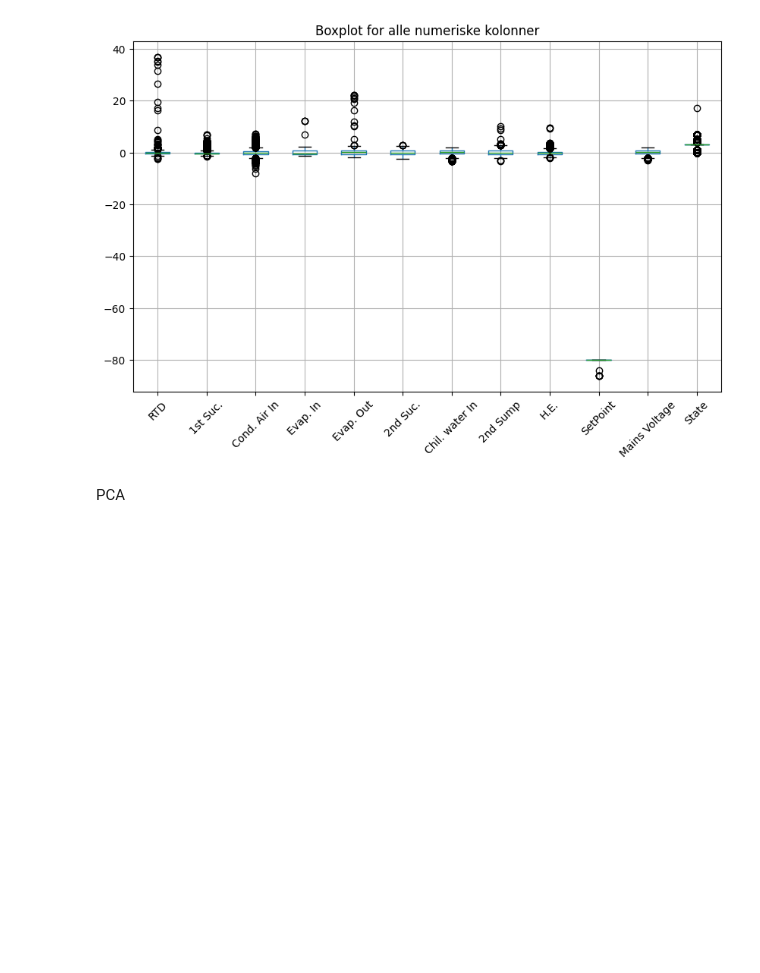
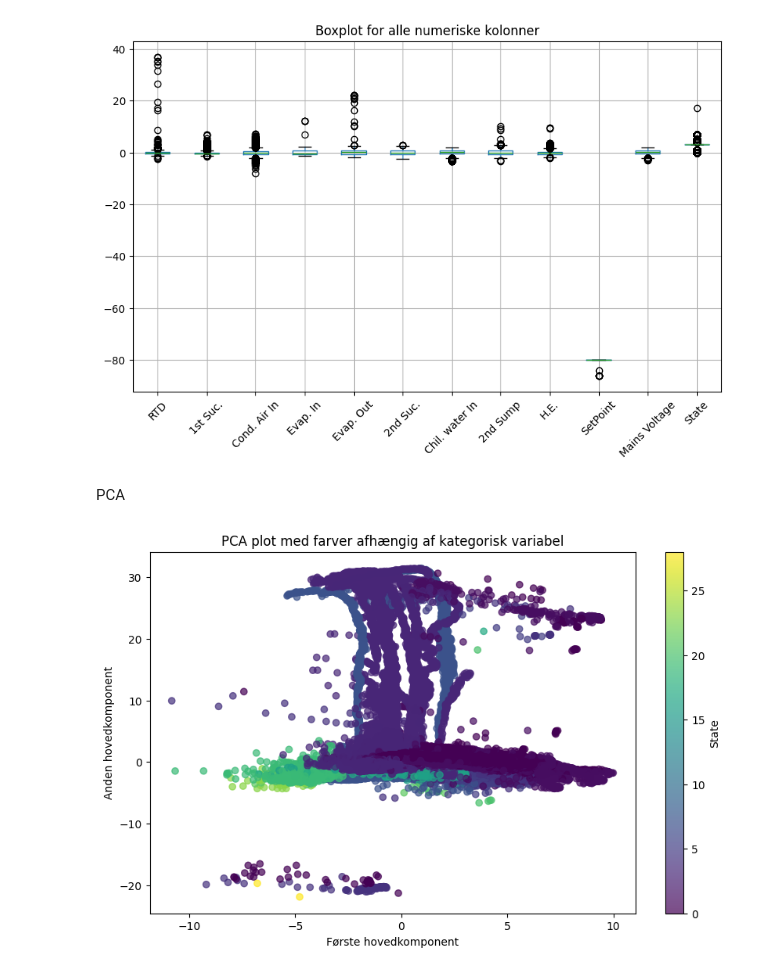
Before and after one commit to muhammadhussain-ops/DeepLearningProject, a Jupyter notebook: DataAnalysis.ipynb, the cells around one changed output. Cells and saved outputs as stored; diff of their text form; code cells hidden in the pictures; blank space fills up the shorter version.

```diff
--- a/DataAnalysis.ipynb
+++ b/DataAnalysis.ipynb
@@ -152,3 +152,30 @@ plt.show()
 [figure]
 # %% [markdown]
 PCA
+# %%
+from sklearn.preprocessing import StandardScaler
+from sklearn.decomposition import PCA
+import matplotlib.pyplot as plt
+
+# Select only numeric columns for scaling and PCA, but keep the categorical column for coloring
+numeric_data = df.select_dtypes(include=[float, int])
+categorical_column = df['State']  # Replace 'State' with any other categorical column if needed
+
+# Scale the numeric data
+scaler = StandardScaler()
+scaled_data = scaler.fit_transform(numeric_data)
+
+# Perform PCA with two components for 2D visualization
+pca = PCA(n_components=len(numeric_data.T))
+pca_data = pca.fit_transform(scaled_data)
+
+# Plot the PCA result, coloring by the categorical variable
+plt.figure(figsize=(10, 6))
+scatter = plt.scatter(pca_data[:, 0], pca_data[:, 1], c=categorical_column, cmap='viridis', alpha=0.7)
+plt.colorbar(scatter, label='State')  # Change label if a different column is used
+plt.xlabel("Første hovedkomponent")
+plt.ylabel("Anden hovedkomponent")
+plt.title("PCA plot med farver afhængig af kategorisk variabel")
+plt.show()
+# %% [output]
+[figure, added]
```
Also changed, not shown: parts of 4 cells of this notebook.
